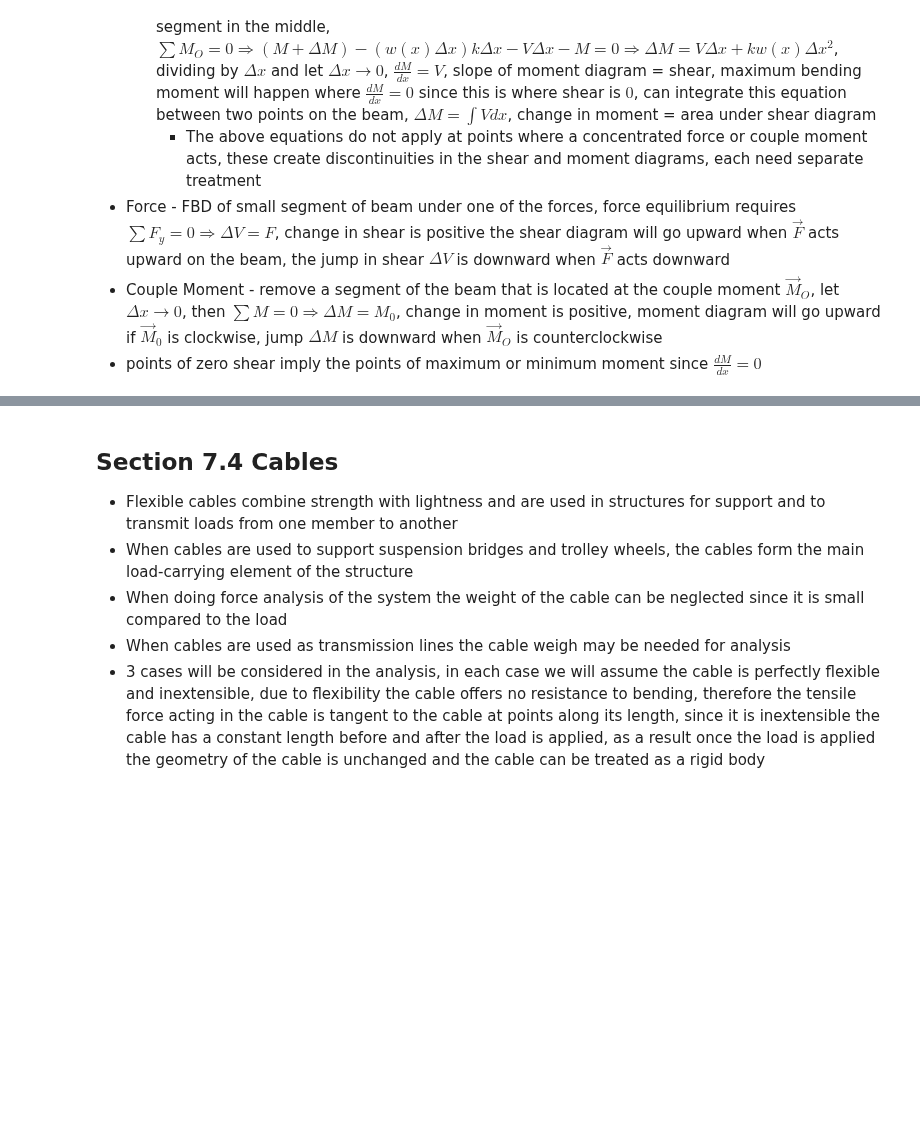
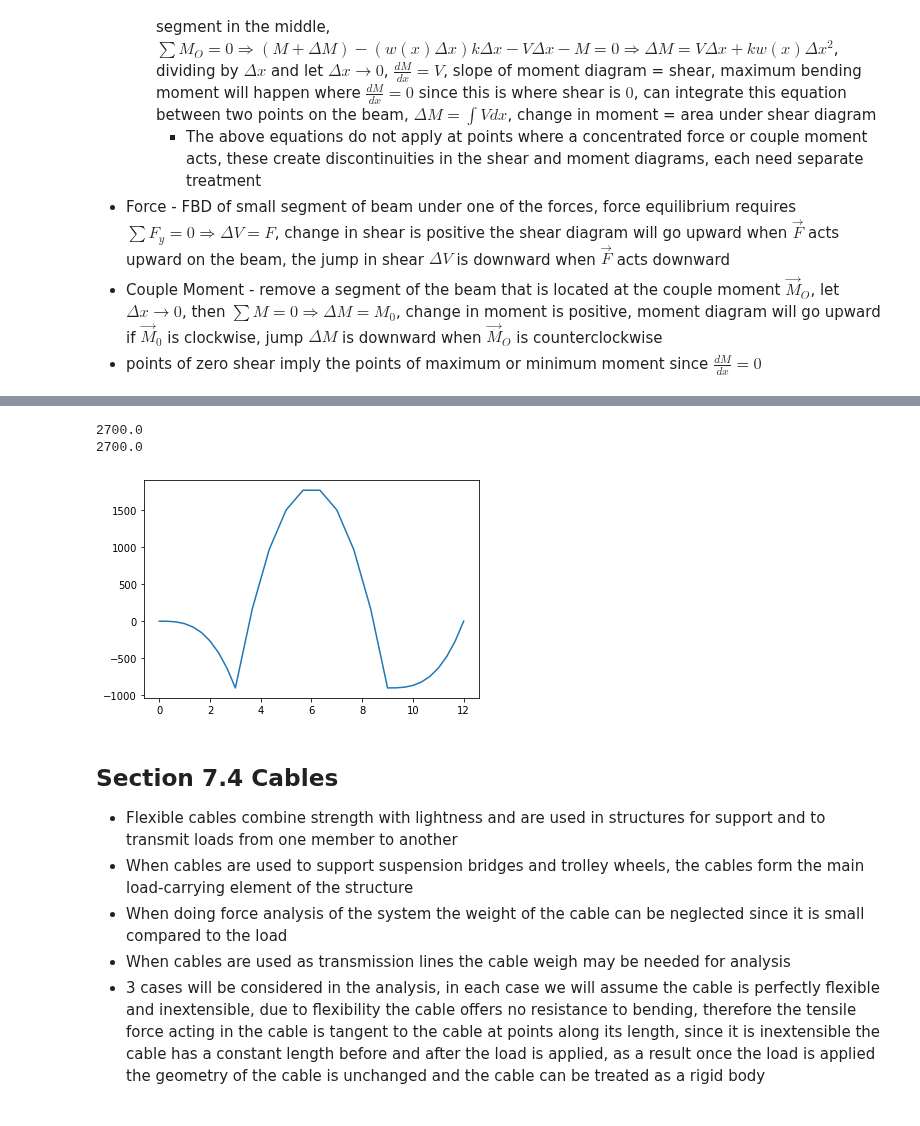
Before and after one commit to michaelhotchkiss/Statics, a Jupyter notebook: Chapter 7 - Internal Forces.ipynb, the cells around one changed output, grey strips where cells are left out. Cells and saved outputs as stored; diff of their text form; code cells hidden in the pictures; blank space fills up the shorter version.

```diff
--- a/Chapter 7 - Internal Forces.ipynb
+++ b/Chapter 7 - Internal Forces.ipynb
@@ -122,3 +112,48 @@ N_B = w *
+# %%
+import numpy as np
+import matplotlib.pyplot as plt
+w = 600
+d_1 = 3
+d_2 = 6
+d_3 = 3
+#C = (0,0)
+#D = (12,0)
+#moment about A
+N_B = (w * d_2 * d_2 * 1/2 + 1/2 * w * d_1 * (d_2 + d_1/3) - 1/2 * w * d_3 * d_3/3) / d_2
+print(N_B)
+#moment about B
+A_y = (-1/2 * w * d_1 * d_1/3 + w * d_2 * d_1 + 1/2 * w * d_3 * (d_2 + d_3/3)) / d_2
+print(A_y)
+# sum of F_y on CB
+# V_x_CB = -1/2 * wx/3 * x = -100x**2
+# moment about CB
+# M_x_CB = -1/2 * wx/3 * 1/3 * x = -100*x**3/3
+# sum F_y on BA
+# V_x_BA = -1/2 * w * d_1 + N_B - (x-3) * w = 1800 - 600(x-3)
+# moment about BA
+# M_x_BA = -1/2 * d_1 * (w * (x-2)) + N_B * (x-3) - w * (x-3) * (x-3)/2 = -900(x-2) + N_B(x-3) - w/2 * (x-3)**2
+# sum of F_y on AD
+# V_x_AD = 1/2 * 600x/3 * x = 100x**2
+# moment about AD
+# M_x_AD = -1/2 * 600x/3 * x * 1/3 * x = -100x**3/3
+x_1 = np.linspace(0,d_1,10)
+x_2 = np.linspace(d_1, d_1 + d_2,10)
+x_3 = np.linspace(d_1 + d_2,d_1 + d_2 + d_3,10)
+M_CB = -100/3 * x_1**3
+M_BA = -900 * (x_2-2) + N_B * (x_2-3) - w/2 * (x_2-3)**2
+M_AD = 100/3 * (x_3-9)**3 -900
+V_CB = -100 * x_1**2
+V_BA = 1800 - w * (x_2-3)
+V_AD = -100 * (x_3 - 9)**2 + 900
+x_4 = np.hstack((x_1,x_2,x_3))
+v_4 = np.hstack((V_CB,V_BA,V_AD))
+m_4 = np.hstack((M_CB,M_BA,M_AD))
+plt.plot(x_4,m_4)
+plt.show()
+# %% [output]
+2700.0
+2700.0
+[figure, added]
 # %% [markdown]
 ## Section 7.4 Cables
 * Flexible cables combine strength with lightness and are used in structures for support and to transmit loads from one member to another
```
Also changed, not shown: parts of 1 cell of this notebook.
